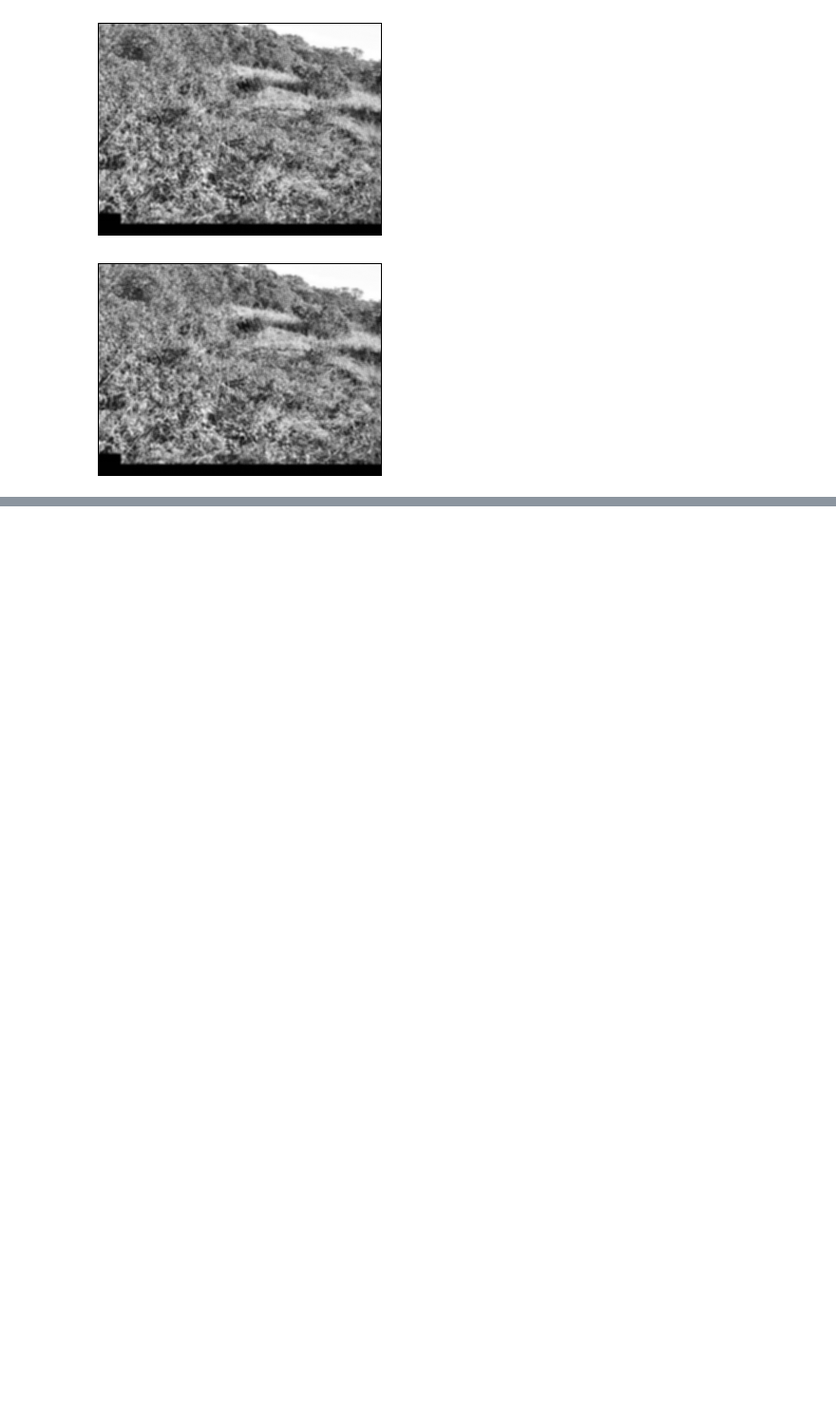
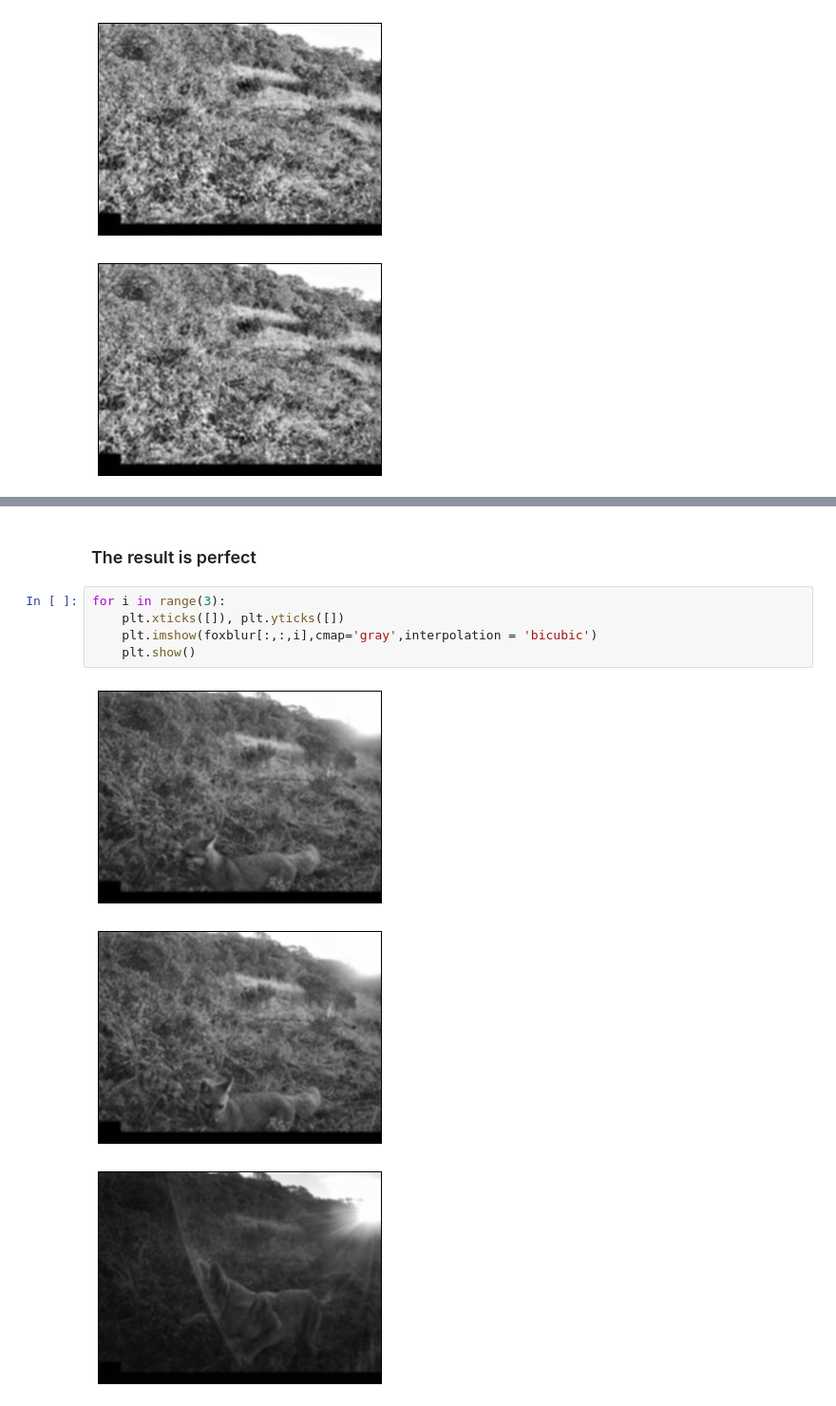
Before and after one commit to mlamee/InsightProject, a Jupyter notebook: Resize.ipynb, the cells around one changed output, grey strips where cells are left out. Shown at 95% size. Saved outputs shown, nothing was run; the diff lists cells and outputs as text; blank space fills up the shorter version.

```diff
--- a/Resize.ipynb
+++ b/Resize.ipynb
@@ -521,0 +599,11 @@ The bottom line is I need to select ~15% of images with largest dissimilarity sc
+# %% [markdown]
+### The result is perfect
+# %%
+for i in range(3):
+    plt.xticks([]), plt.yticks([])
+    plt.imshow(foxblur[:,:,i],cmap='gray',interpolation = 'bicubic')
+    plt.show()
+# %% [output]
+[figure, added]
+[figure, added]
+[figure, added]
```
Also changed, not shown: parts of 8 cells of this notebook.
